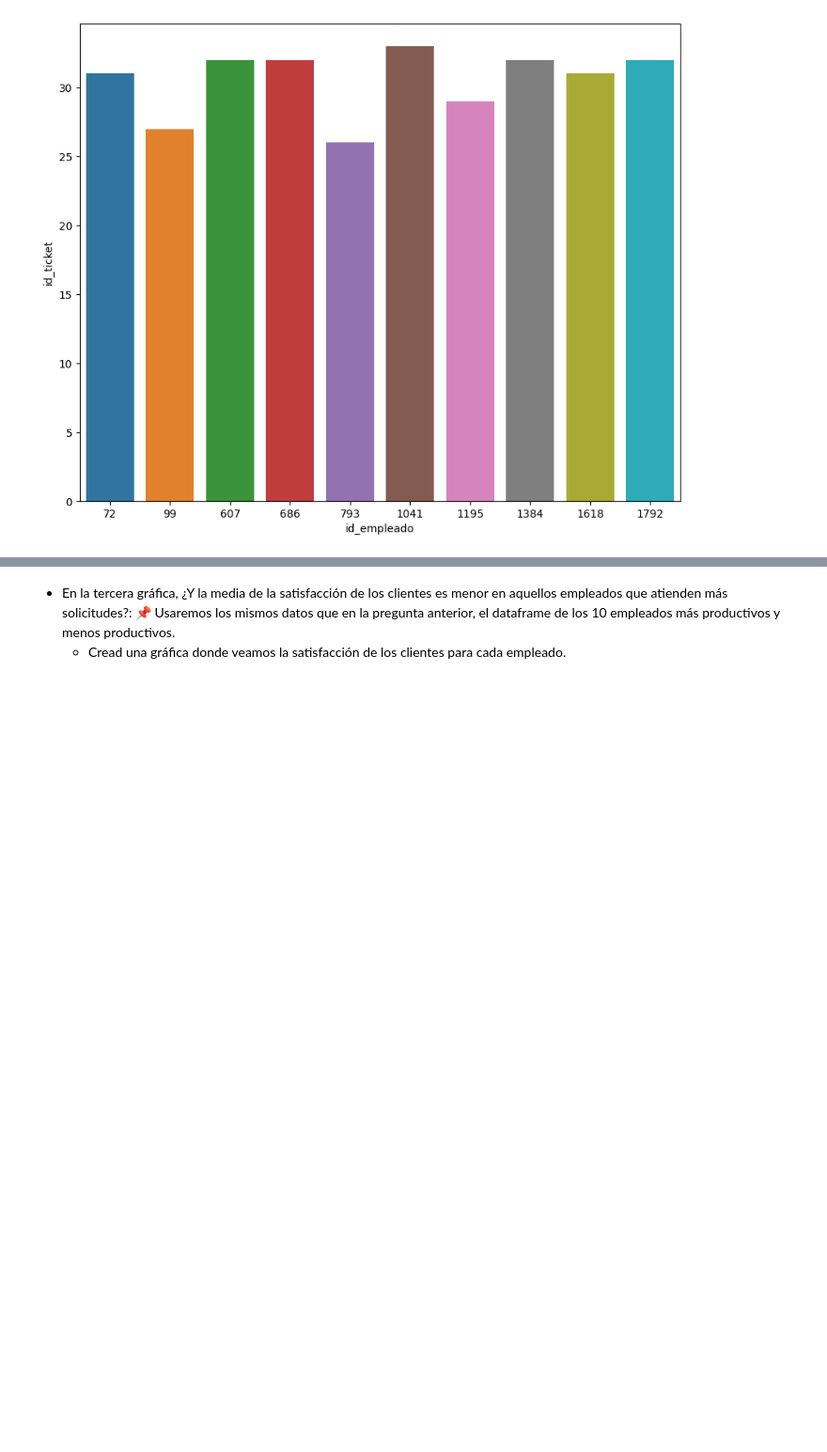
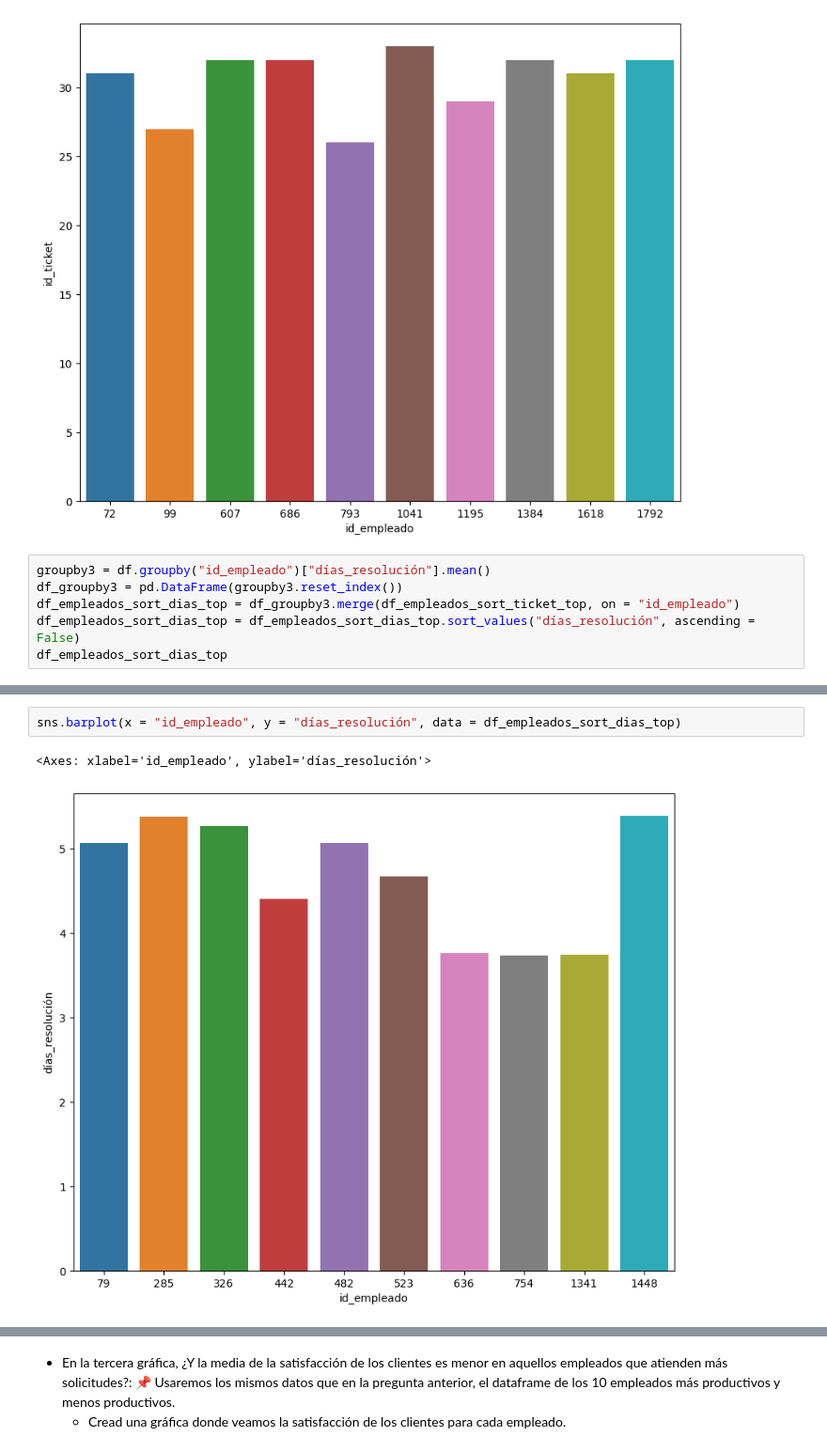
Before and after one commit to anane3373/promoE_modulo2_sprint2_pairprogramming_AnaGuardiayAndreaCabrera, a Jupyter notebook: EDA_pair/EDA3_18_8.ipynb, the cells around one changed output, grey strips where cells are left out. Shown at 94% size. Drawn from its saved outputs; the diff is of its cells as text; blank space fills up the shorter version.

```diff
--- a/EDA_pair/EDA3_18_8.ipynb
+++ b/EDA_pair/EDA3_18_8.ipynb
@@ -178,3 +180,9 @@ sns.barplot(x = "id_empleado", y = "id_ticket", data = df_empleados_sort_ticket_
 # %% [output]
 <Axes: xlabel='id_empleado', ylabel='id_ticket'>
 [figure]
+# %%
+groupby3 = df.groupby("id_empleado")["días_resolución"].mean()
+df_groupby3 = pd.DataFrame(groupby3.reset_index())
+df_empleados_sort_dias_top = df_groupby3.merge(df_empleados_sort_ticket_top, on = "id_empleado")
+df_empleados_sort_dias_top = df_empleados_sort_dias_top.sort_values("días_resolución", ascending = False)
+df_empleados_sort_dias_top
@@ -180,0 +201,5 @@ sns.barplot(x = "id_empleado", y = "id_ticket", data = df_empleados_sort_ticket_
+# %%
+sns.barplot(x = "id_empleado", y = "días_resolución", data = df_empleados_sort_dias_top)
+# %% [output]
+<Axes: xlabel='id_empleado', ylabel='días_resolución'>
+[figure, added]
```
Also changed, not shown: parts of 13 cells of this notebook, 10 other files.
